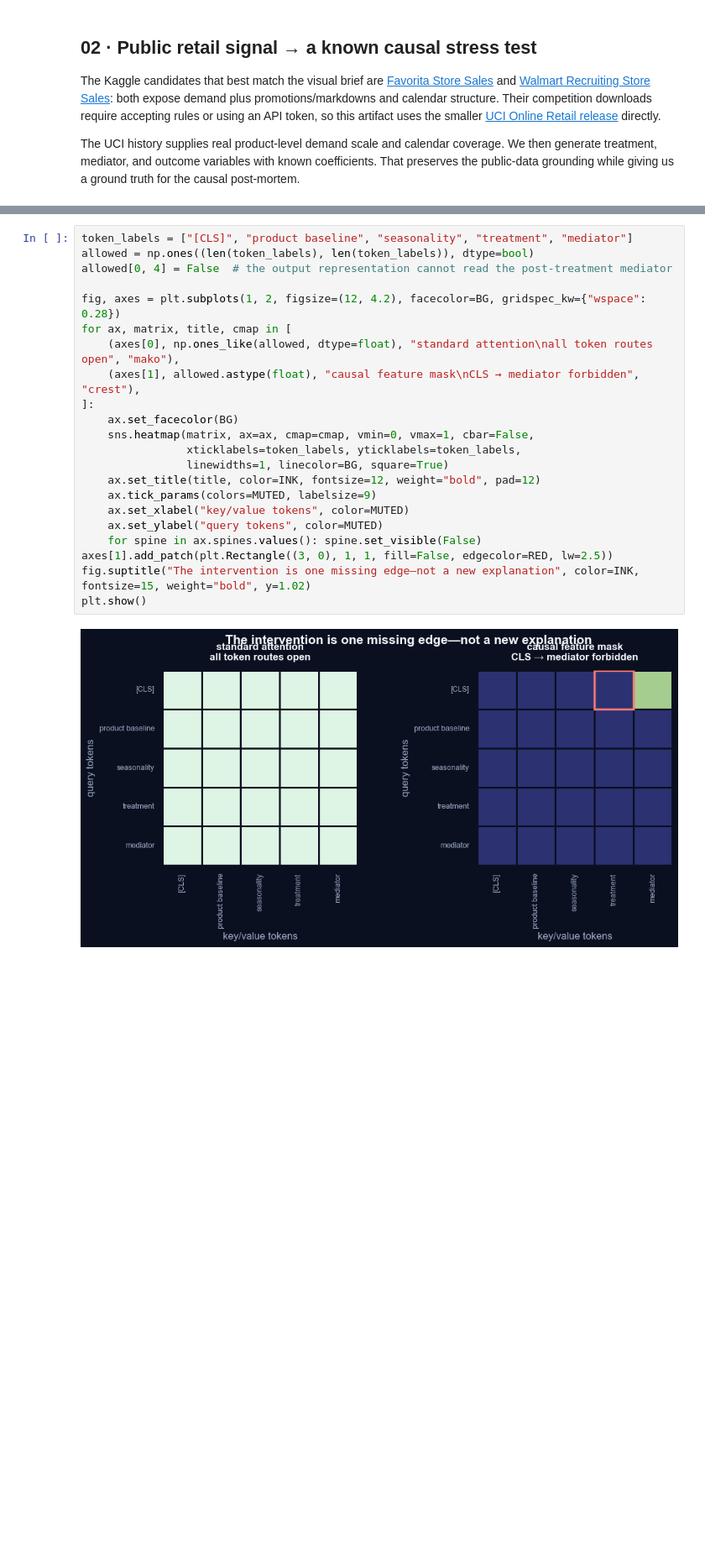
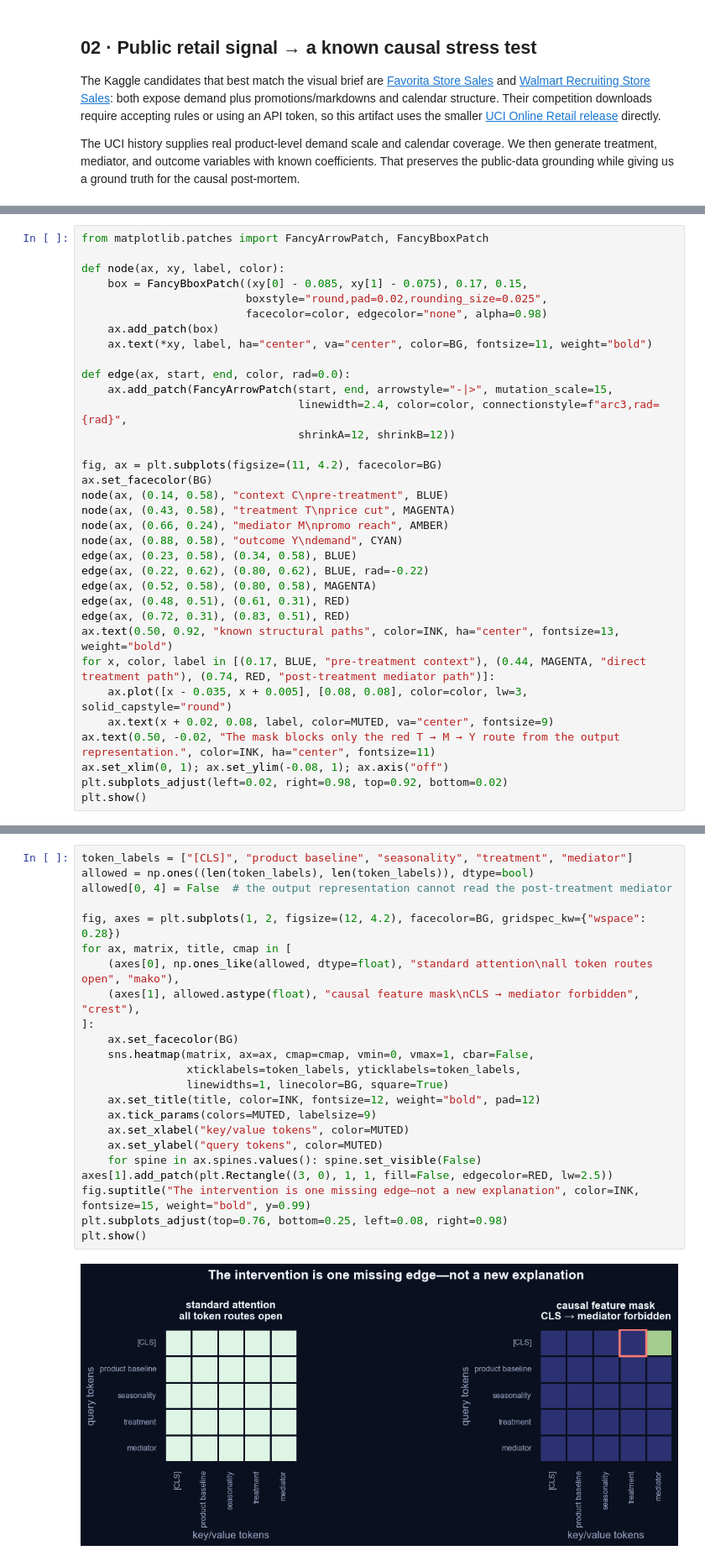
Before and after one commit to sandipdikshit/Causal-AI, a Jupyter notebook: attention_after_the_fact.ipynb, the cells around one changed output, grey strips where cells are left out. Shown at 84% size. Cells and saved outputs as stored; diff of their text form; blank space fills up the shorter version.

Commit message:
Polish attention post-mortem visuals

```diff
--- a/attention_after_the_fact.ipynb
+++ b/attention_after_the_fact.ipynb
@@ -227,0 +200,34 @@ plt.show()
+# %%
+from matplotlib.patches import FancyArrowPatch, FancyBboxPatch
+
+def node(ax, xy, label, color):
+    box = FancyBboxPatch((xy[0] - 0.085, xy[1] - 0.075), 0.17, 0.15,
+                         boxstyle="round,pad=0.02,rounding_size=0.025",
+                         facecolor=color, edgecolor="none", alpha=0.98)
+    ax.add_patch(box)
+    ax.text(*xy, label, ha="center", va="center", color=BG, fontsize=11, weight="bold")
+
+def edge(ax, start, end, color, rad=0.0):
+    ax.add_patch(FancyArrowPatch(start, end, arrowstyle="-|>", mutation_scale=15,
+                                 linewidth=2.4, color=color, connectionstyle=f"arc3,rad={rad}",
+                                 shrinkA=12, shrinkB=12))
+
+fig, ax = plt.subplots(figsize=(11, 4.2), facecolor=BG)
+ax.set_facecolor(BG)
+node(ax, (0.14, 0.58), "context C\npre-treatment", BLUE)
+node(ax, (0.43, 0.58), "treatment T\nprice cut", MAGENTA)
+node(ax, (0.66, 0.24), "mediator M\npromo reach", AMBER)
+node(ax, (0.88, 0.58), "outcome Y\ndemand", CYAN)
+edge(ax, (0.23, 0.58), (0.34, 0.58), BLUE)
+edge(ax, (0.22, 0.62), (0.80, 0.62), BLUE, rad=-0.22)
+edge(ax, (0.52, 0.58), (0.80, 0.58), MAGENTA)
+edge(ax, (0.48, 0.51), (0.61, 0.31), RED)
+edge(ax, (0.72, 0.31), (0.83, 0.51), RED)
+ax.text(0.50, 0.92, "known structural paths", color=INK, ha="center", fontsize=13, weight="bold")
+for x, color, label in [(0.17, BLUE, "pre-treatment context"), (0.44, MAGENTA, "direct treatment path"), (0.74, RED, "post-treatment mediator path")]:
+    ax.plot([x - 0.035, x + 0.005], [0.08, 0.08], color=color, lw=3, solid_capstyle="round")
+    ax.text(x + 0.02, 0.08, label, color=MUTED, va="center", fontsize=9)
+ax.text(0.50, -0.02, "The mask blocks only the red T → M → Y route from the output representation.", color=INK, ha="center", fontsize=11)
+ax.set_xlim(0, 1); ax.set_ylim(-0.08, 1); ax.axis("off")
+plt.subplots_adjust(left=0.02, right=0.98, top=0.92, bottom=0.02)
+plt.show()
@@ -236,27 +244,28 @@ The prediction is read only from `[CLS]`. The **standard** model lets `[CLS]` at
 # %%
 token_labels = ["[CLS]", "product baseline", "seasonality", "treatment", "mediator"]
 allowed = np.ones((len(token_labels), len(token_labels)), dtype=bool)
 allowed[0, 4] = False  # the output representation cannot read the post-treatment mediator
 
 fig, axes = plt.subplots(1, 2, figsize=(12, 4.2), facecolor=BG, gridspec_kw={"wspace": 0.28})
 for ax, matrix, title, cmap in [
     (axes[0], np.ones_like(allowed, dtype=float), "standard attention\nall token routes open", "mako"),
     (axes[1], allowed.astype(float), "causal feature mask\nCLS → mediator forbidden", "crest"),
 ]:
     ax.set_facecolor(BG)
     sns.heatmap(matrix, ax=ax, cmap=cmap, vmin=0, vmax=1, cbar=False,
                 xticklabels=token_labels, yticklabels=token_labels,
                 linewidths=1, linecolor=BG, square=True)
     ax.set_title(title, color=INK, fontsize=12, weight="bold", pad=12)
     ax.tick_params(colors=MUTED, labelsize=9)
     ax.set_xlabel("key/value tokens", color=MUTED)
     ax.set_ylabel("query tokens", color=MUTED)
     for spine in ax.spines.values(): spine.set_visible(False)
 axes[1].add_patch(plt.Rectangle((3, 0), 1, 1, fill=False, edgecolor=RED, lw=2.5))
-fig.suptitle("The intervention is one missing edge—not a new explanation", color=INK, fontsize=15, weight="bold", y=1.02)
+fig.suptitle("The intervention is one missing edge—not a new explanation", color=INK, fontsize=15, weight="bold", y=0.99)
+plt.subplots_adjust(top=0.76, bottom=0.25, left=0.08, right=0.98)
 plt.show()
 # %% [output]
-[figure, old version]
+[figure, new version]
 # %%
 # Train/test split and scaling. Treatment stays binary; continuous tokens are z-scored.
 feature_cols = ["product_base", "seasonality", "treatment", "mediator"]
```
Also changed, not shown: parts of 11 cells of this notebook, 1 other file.
